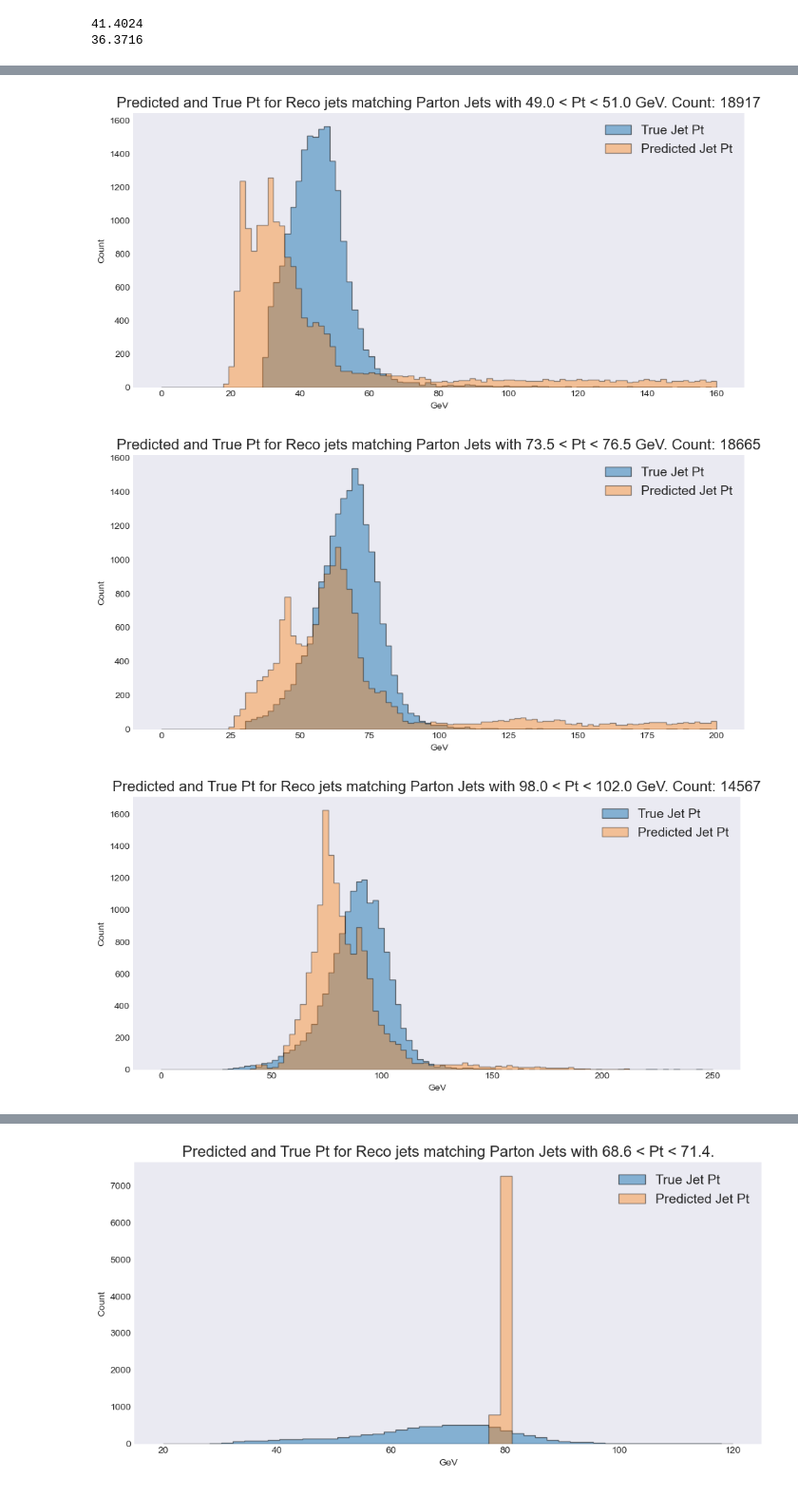
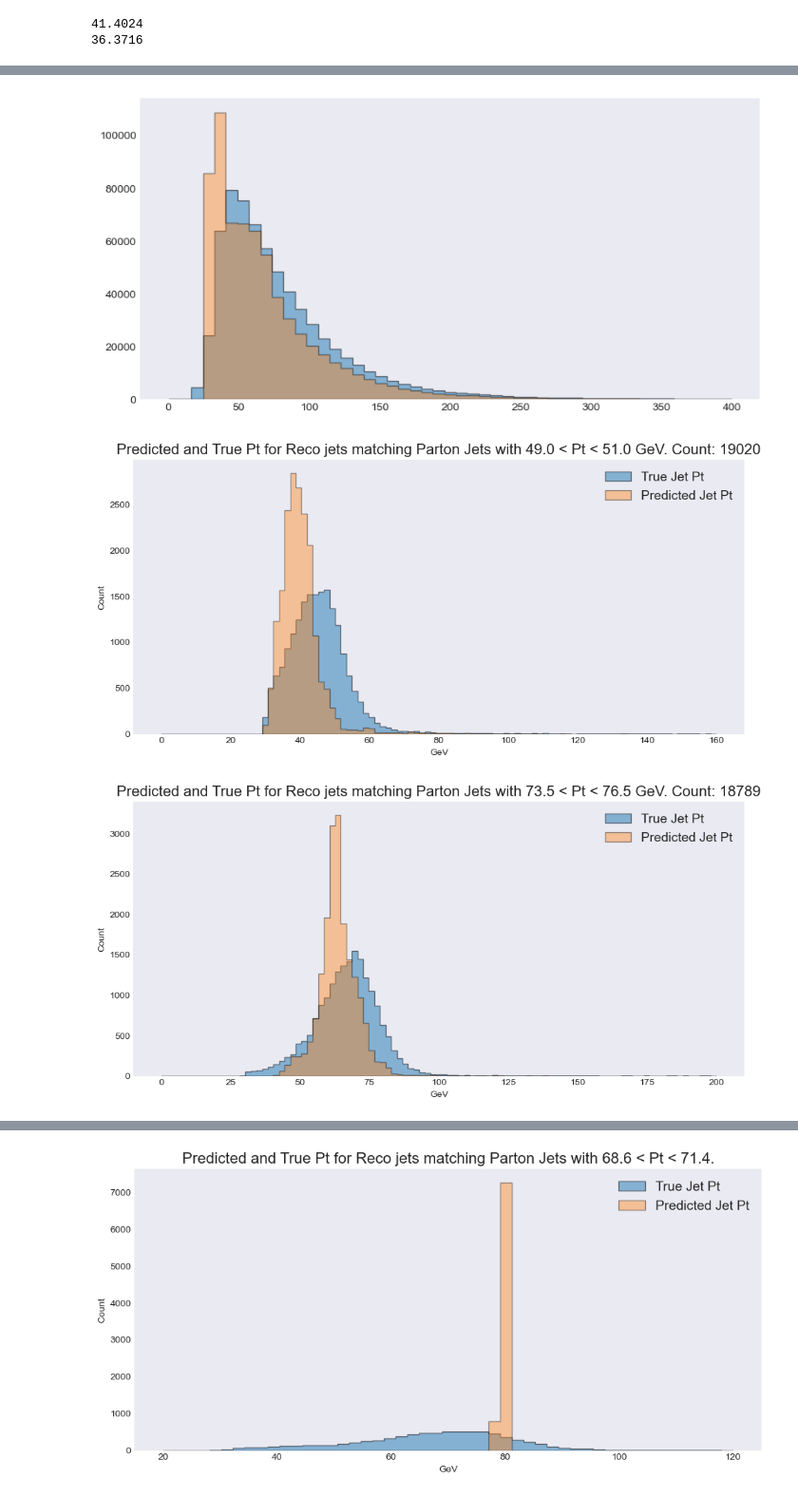
Before and after one commit to jblue1/falcon, a Jupyter notebook: notebooks/evaluateCGAN.ipynb, the cells around one changed output, grey strips where cells are left out. Shown at 95% size. Cells and saved outputs as stored; diff of their text form; code cells hidden in the pictures.

```diff
--- a/notebooks/evaluateCGAN.ipynb
+++ b/notebooks/evaluateCGAN.ipynb
@@ -15,5 +15,5 @@ sys.path.append('../src/cWGAN/')
 import model
 # %%
-save_dir = '../models/cWGAN/Run_2020-11-30_0/'
+save_dir = '../models/cGAN/Run_2020-12-17_1/'
 assert(os.path.isdir(save_dir))
 # %%
@@ -51,11 +53,11 @@ plt.show()
 gen = model.make_generator()
 disc = model.make_discriminator()
 # %%
-gen.load_weights(save_dir + '/training_checkpoints/gen_250')
+gen.load_weights(save_dir + '/training_checkpoints/gen_325')
 # %% [output]
 <tensorflow.python.training.tracking.util.CheckpointLoadStatus at 0x...>
 # %%
-data = np.loadtxt("../data/processed/matchedJets.txt", skiprows=2)
+data = np.loadtxt("../data/processed/newPartonMatchedJets.txt", skiprows=2)
 # %%
 print(data[0])
 # %% [output]
@@ -134,36 +137,41 @@ plt.show()
 # %%
 plt.style.use('seaborn-dark')
 # %%
+fig = plt.figure(figsize=(10,5), dpi=100)
+ax = fig.add_subplot(111)
+bins = np.linspace(0, 400, 50)
+ax.hist(data[:, 0], bins=bins, label='True Jet Pt', alpha=0.5, ec="k", histtype='stepfilled')
+ax.hist(predict[:, 0], bins=bins, label='Predicted Jet Pt', alpha=0.4, ec="k", histtype='stepfilled')
 range_highs = [160, 200, 250, 250, 400, 500, 600, 700]
 range_lows = [0, 0, 0, 0, 0, 0, 0, 0]
 j = 0
 for center in [50, 75, 100, 125, 150, 200, 250, 300]:
     recoPt = []
     predPt = []
     low = center - center/50
     high = center + center/50
     for i in range(len(data)):
         if (data[i, 0] > low and data[i, 0] < high):
             recoPt.append(data[i, 4])
             predPt.append(predict[i, 0])
     bins = np.linspace(range_lows[j], range_highs[j], 100)
     fig = plt.figure(figsize=(10,5), dpi=100)
     ax = fig.add_subplot(111)
     ax.hist(recoPt, bins=bins, label='True Jet Pt', alpha=0.5, ec="k", histtype='stepfilled')
     ax.hist(predPt, bins=bins, label='Predicted Jet Pt', alpha=0.4, ec="k", histtype='stepfilled')
     #ax.hist(energy, bins=bins, label='E', alpha=0.5)
     ax.set_xlabel("GeV")
     ax.set_ylabel("Count")
     ax.set_title("Predicted and True Pt for Reco jets matching Parton Jets with {} < Pt < {} GeV. Count: {}".format(low, high, len(recoPt)), fontsize=16)
     #ax.axvline(x=center/2)
 
     ax.legend(fontsize=14)
     plt.tight_layout()
     #ax.set_yscale('log')
     plt.show()
     #fig.savefig("PtDistLog{}.pdf".format(j), facecolor="white", transparent="True")
     j+=1
 # %% [output]
-[figure, old version]
+[figure, new version]
-[figure, old version]
+[figure, new version]
-[figure, old version]
+[figure, new version]
```
Also changed, not shown: parts of 10 cells of this notebook, 2 other files.
